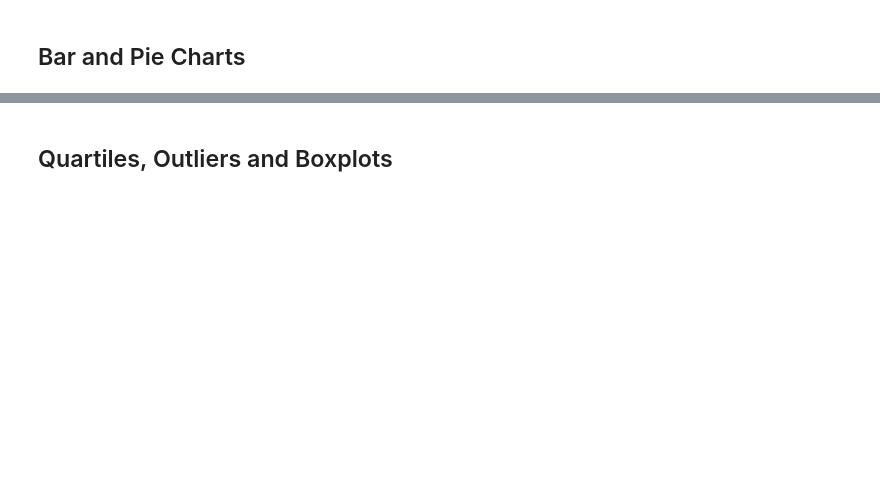
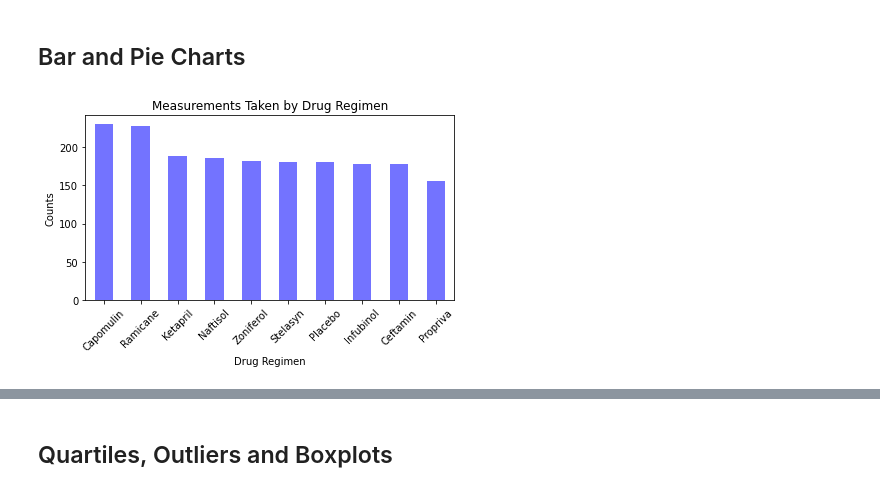
Before and after one commit to austin3216/matplotlib-challenge, a Jupyter notebook: pymaceuticals_starter.ipynb, the cells around one changed output, grey strips where cells are left out. Drawn from its saved outputs; the diff is of its cells as text; code cells hidden in the pictures; blank space fills up the shorter version.

```diff
--- a/pymaceuticals_starter.ipynb
+++ b/pymaceuticals_starter.ipynb
@@ -36,5 +65,5 @@ print(dupl_mice_count)
 # %%
 # Create a clean DataFrame by dropping the duplicate mouse by its ID.
-mouse_study_df.drop_duplicates(subset=['Mouse ID', 'Timepoint'], keep='first')
+mouse_study_clean = mouse_study_df.drop_duplicates(subset=['Mouse ID', 'Timepoint'], keep='first')
 # %%
 # Checking the number of mice in the clean DataFrame.
@@ -68,19 +121,21 @@ mouse_study_df.groupby('Drug Regimen')['Tumor Volume (mm3)'].aggregate(['mean',
 # %%
 # Generate a bar plot showing the total number of measurements taken on each drug regimen using pandas.
 
 # TODO --> figure out sorting of drug regimen by value count
 
 # Get the counts of measurements taken by each drug regimen + plot using pandas
-mouse_study_df['Drug Regimen'].value_counts().plot(kind='bar', alpha=.55, facecolor='blue', rot='45')
+mouse_study_clean['Drug Regimen'].value_counts().plot(kind='bar', alpha=.55, facecolor='blue', rot='45')
 
 # Add the title and axis labels
 plt.title('Measurements Taken by Drug Regimen')
 plt.xlabel('Drug Regimen')
 plt.ylabel('Counts')
 
 # Show the bar chart
 plt.tight_layout()
 plt.show()
+# %% [output]
+[figure, added]
 # %%
 # Generate a bar plot showing the total number of measurements taken on each drug regimen using pyplot.
 
```
Also changed, not shown: parts of 11 cells of this notebook.
